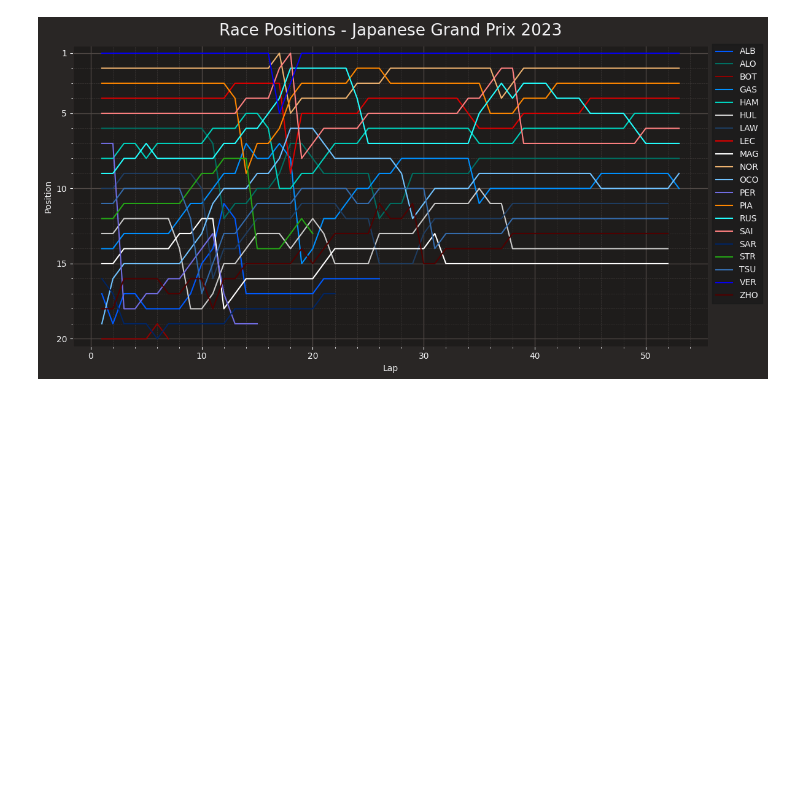
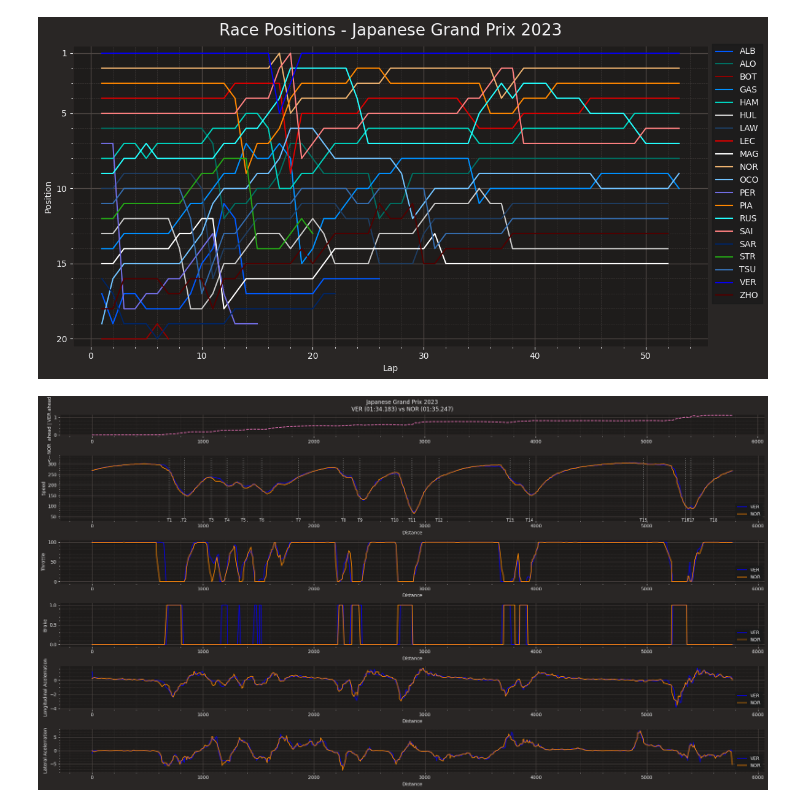
Before and after one commit to ThallesNonato1123/F1, a Jupyter notebook: GP Suzuka/race.ipynb, the cells around one changed output. Cells and saved outputs as stored; diff of their text form; code cells hidden in the pictures; blank space fills up the shorter version.

```diff
--- a/GP Suzuka/race.ipynb
+++ b/GP Suzuka/race.ipynb
@@ -58,3 +59,7 @@ japanRace.tyre_strategy()
 japanRace.position_changes()
 # %% [output]
 [figure]
+# %%
+japanRace.telemetry_between_drivers('VER', 'NOR')
+# %% [output]
+[figure, added]
```
Also changed, not shown: parts of 5 cells of this notebook, 1 other file.
